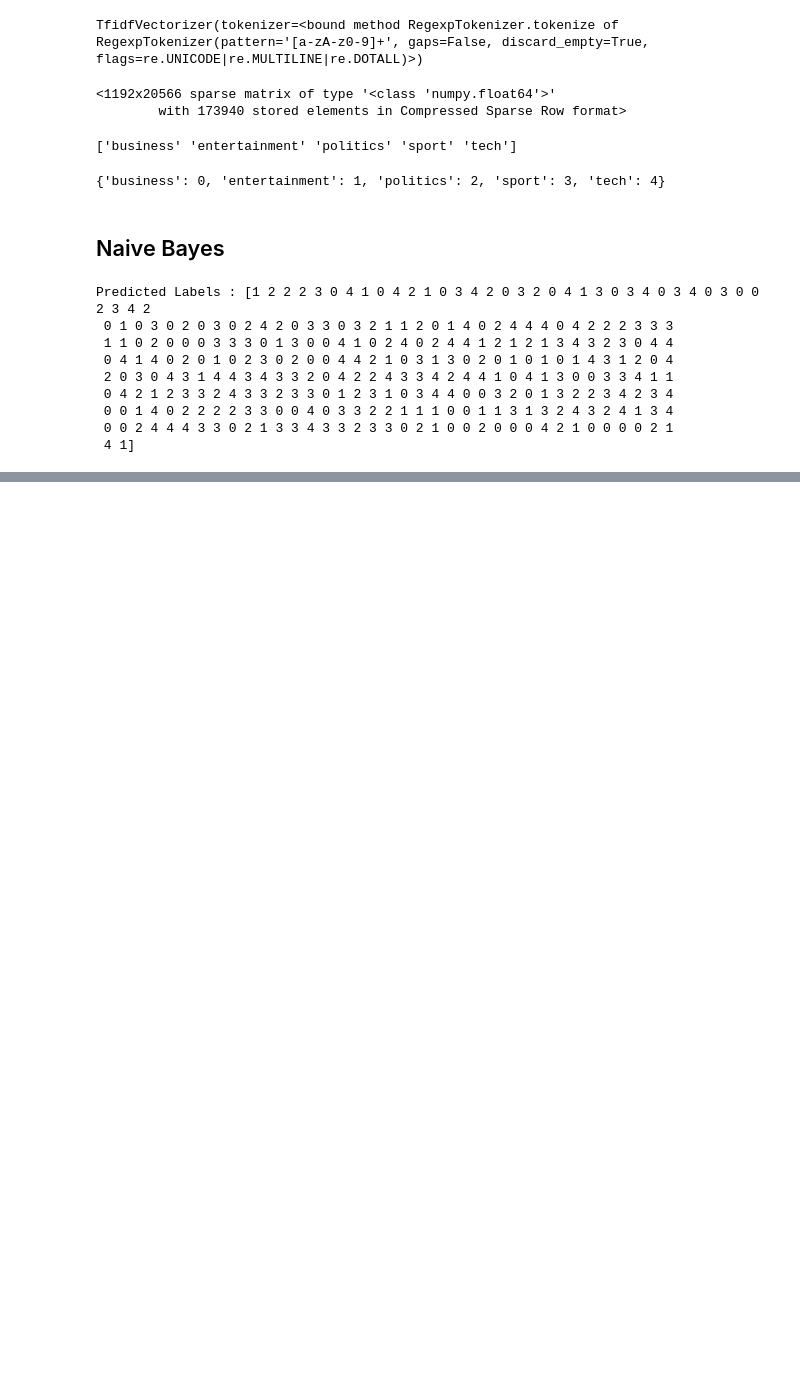
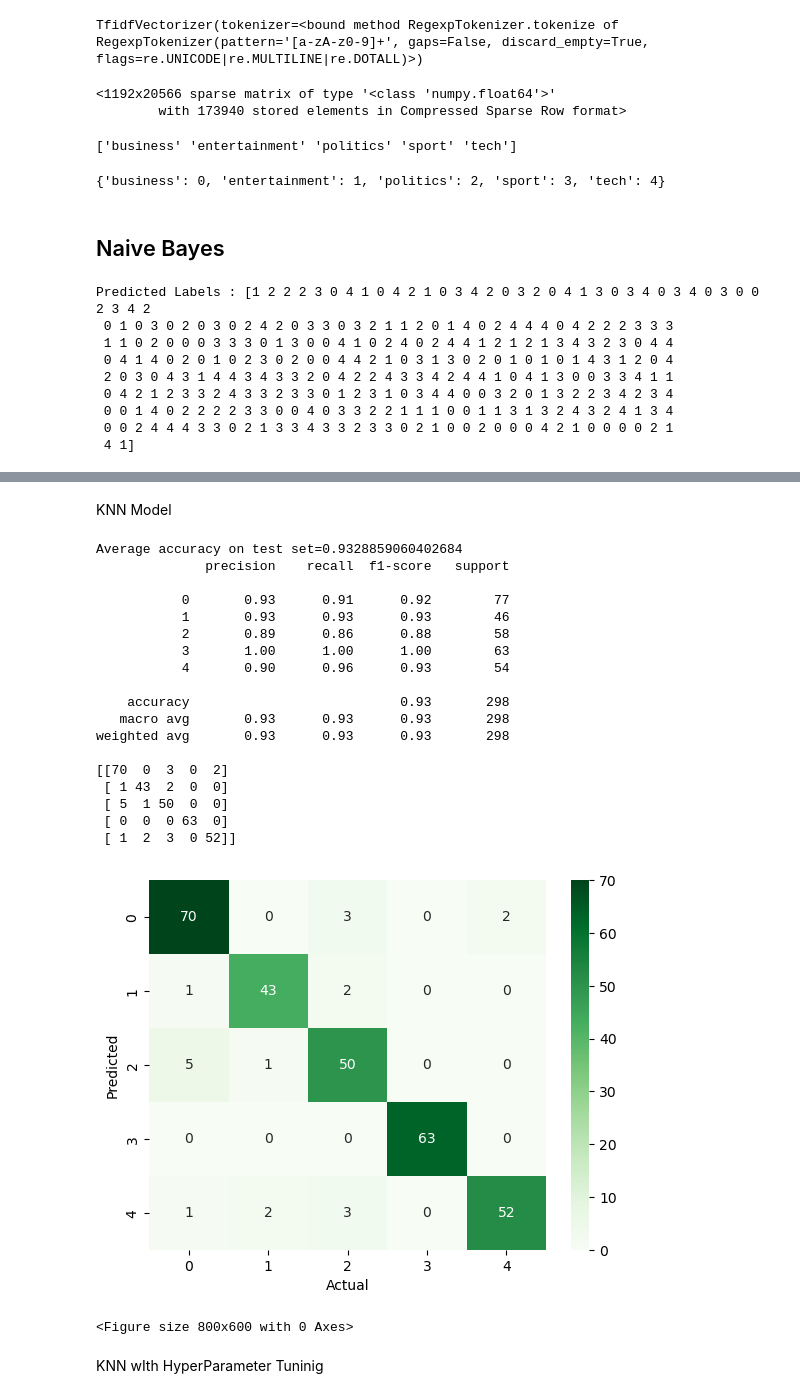
Before and after one commit to PardeepOhri1981/BBC_News_Articles_ML, a Jupyter notebook: DataSet/notebook.ipynb, the cells around one changed output, grey strips where cells are left out. Saved outputs shown, nothing was run; the diff lists cells and outputs as text; code cells hidden in the pictures; blank space fills up the shorter version.

```diff
--- a/DataSet/notebook.ipynb
+++ b/DataSet/notebook.ipynb
@@ -405,0 +563,10 @@ weighted avg       0.97      0.97      0.97       298
+# %%
+## Implement Gaussian Bayes
+from sklearn.naive_bayes import MultinomialNB, GaussianNB,BernoulliNB,CategoricalNB
+model_CNB = CategoricalNB()
+X_train_dense = X_Train_Transformed.toarray()
+
+model_CNB.fit(X_train_dense,y_train_transformed)
+X_test_dense = Tfidf_Vectorizer.transform(x_test).toarray()
+Y_predicted_CNB = model_CNB.predict(X_test_dense)
+print("Predicted Labels :", Y_predicted_CNB)
@@ -405,0 +608,36 @@ weighted avg       0.97      0.97      0.97       298
+# %% [markdown]
+KNN Model
+# %%
+from sklearn.neighbors import KNeighborsClassifier
+model_KNN = KNeighborsClassifier(n_neighbors=5)
+model_KNN.fit(X_Train_Transformed,y_train_transformed)
+Y_predicted_KNN = model_KNN.predict(Tfidf_Vectorizer.transform(x_test))
+
+print('Average accuracy on test set={}'.format(np.mean(Y_predicted_KNN == label_fit.transform(y_test))))
+print(classification_report(Y_predicted_KNN,y_test_transformed))
+cm = confusion_matrix(y_test_transformed,Y_predicted_KNN)
+print(cm)
+plot_matrix(y_test_transformed, Y_predicted_KNN)
+# %% [output]
+Average accuracy on test set=0.9328859060402684
+              precision    recall  f1-score   support
+
+           0       0.93      0.91      0.92        77
+           1       0.93      0.93      0.93        46
+           2       0.89      0.86      0.88        58
+           3       1.00      1.00      1.00        63
+           4       0.90      0.96      0.93        54
+
+    accuracy                           0.93       298
+   macro avg       0.93      0.93      0.93       298
+weighted avg       0.93      0.93      0.93       298
+
+[[70  0  3  0  2]
+ [ 1 43  2  0  0]
+ [ 5  1 50  0  0]
+ [ 0  0  0 63  0]
+ [ 1  2  3  0 52]]
+[figure, added]
+<Figure size 800x600 with 0 Axes>
+# %% [markdown]
+KNN wIth HyperParameter Tuninig
```
Also changed, not shown: parts of 21 cells of this notebook, 1 other file.
